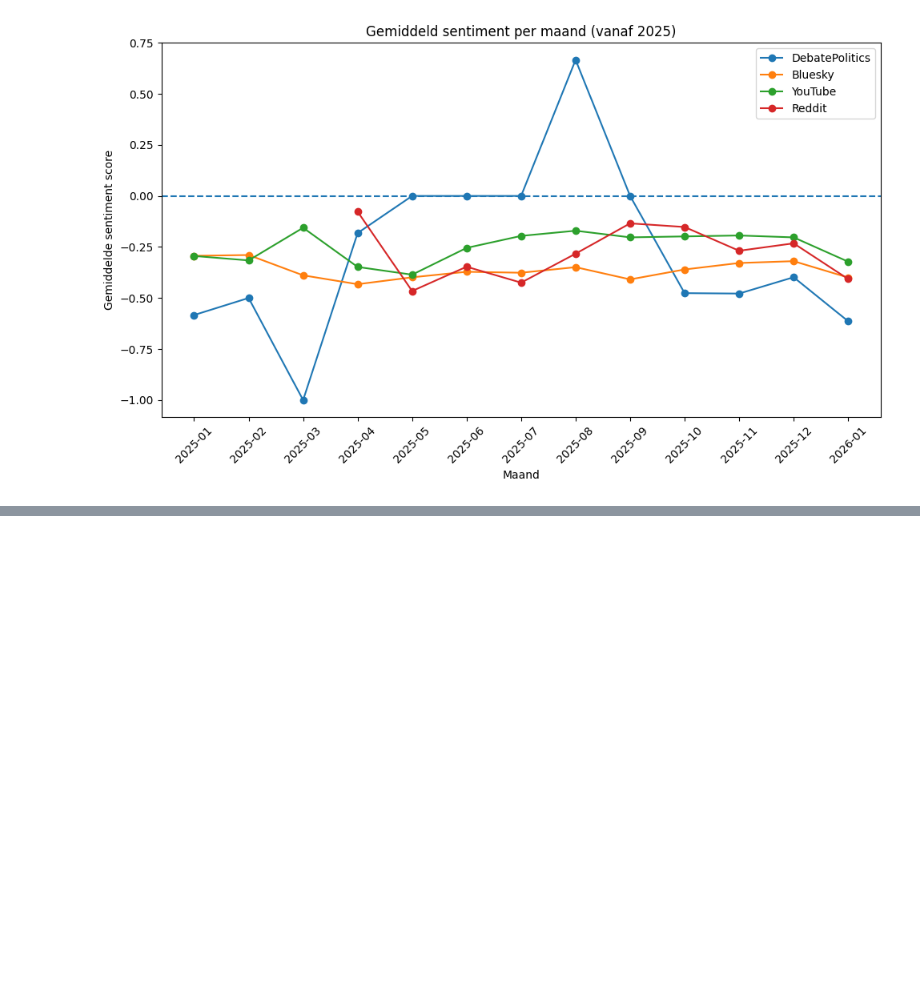
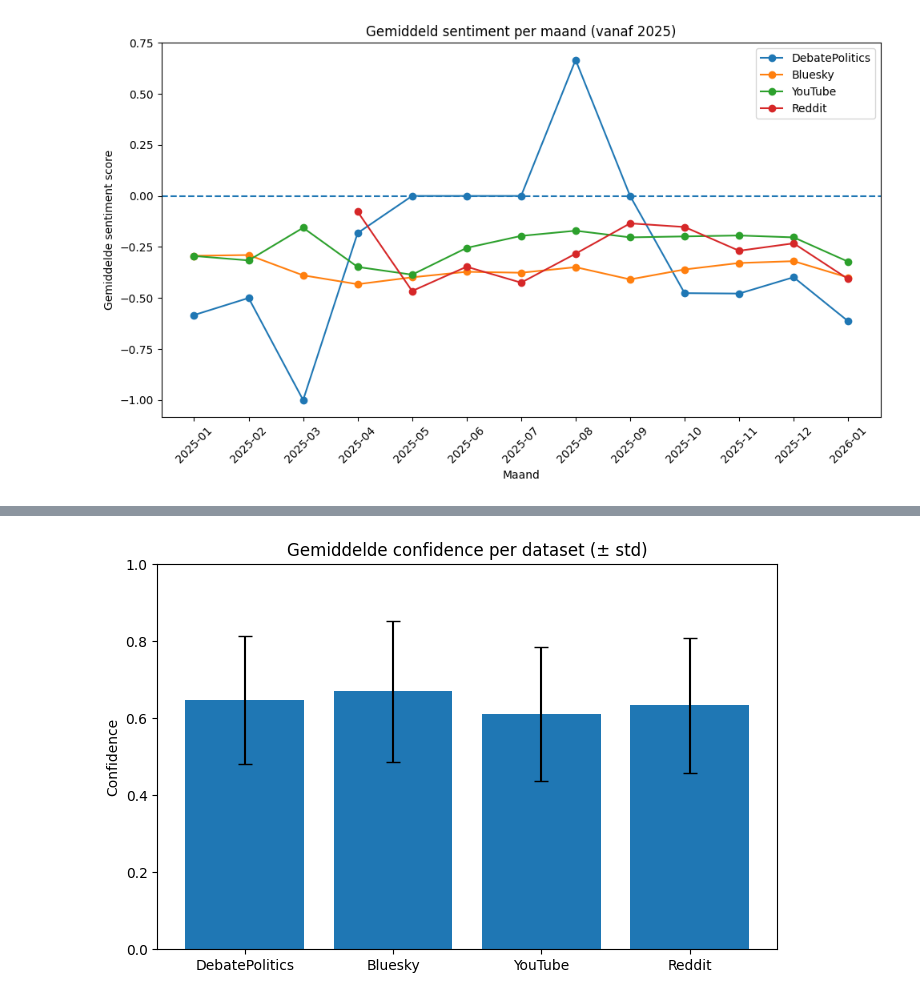
Before and after one commit to ManzerX/radical, a Jupyter notebook: analyse_fase-kenmerken_onderzoek/Sentiment/sentiment-analyse.ipynb, the cells around one changed output, grey strips where cells are left out. Saved outputs shown, nothing was run; the diff lists cells and outputs as text; code cells hidden in the pictures; blank space fills up the shorter version.

```diff
--- a/analyse_fase-kenmerken_onderzoek/Sentiment/sentiment-analyse.ipynb
+++ b/analyse_fase-kenmerken_onderzoek/Sentiment/sentiment-analyse.ipynb
@@ -543,0 +662,21 @@ Reddit: 0.6334862976174436
+# %%
+import pandas as pd
+
+def confidence_summary(df, name):
+    return pd.DataFrame({
+        "dataset": [name],
+        "mean_confidence": [df["confidence"].mean()],
+        "std_confidence": [df["confidence"].std()],
+        "min_confidence": [df["confidence"].min()],
+        "max_confidence": [df["confidence"].max()],
+        "n_posts": [len(df)]
+    })
+
+summary = pd.concat([
+    confidence_summary(df, "DebatePolitics"),
+    confidence_summary(df3, "Bluesky"),
+    confidence_summary(df_yt_comment, "YouTube"),
+    confidence_summary(df4_c, "Reddit")
+], ignore_index=True)
+
+summary
@@ -543,0 +689,13 @@ Reddit: 0.6334862976174436
+# %%
+plt.figure(figsize=(8,5))
+plt.bar(summary["dataset"],
+        summary["mean_confidence"],
+        yerr=summary["std_confidence"],
+        capsize=5)
+
+plt.title("Gemiddelde confidence per dataset (± std)")
+plt.ylabel("Confidence")
+plt.ylim(0,1)
+plt.show()
+# %% [output]
+[figure, added]
```
Also changed, not shown: parts of 14 cells of this notebook.
